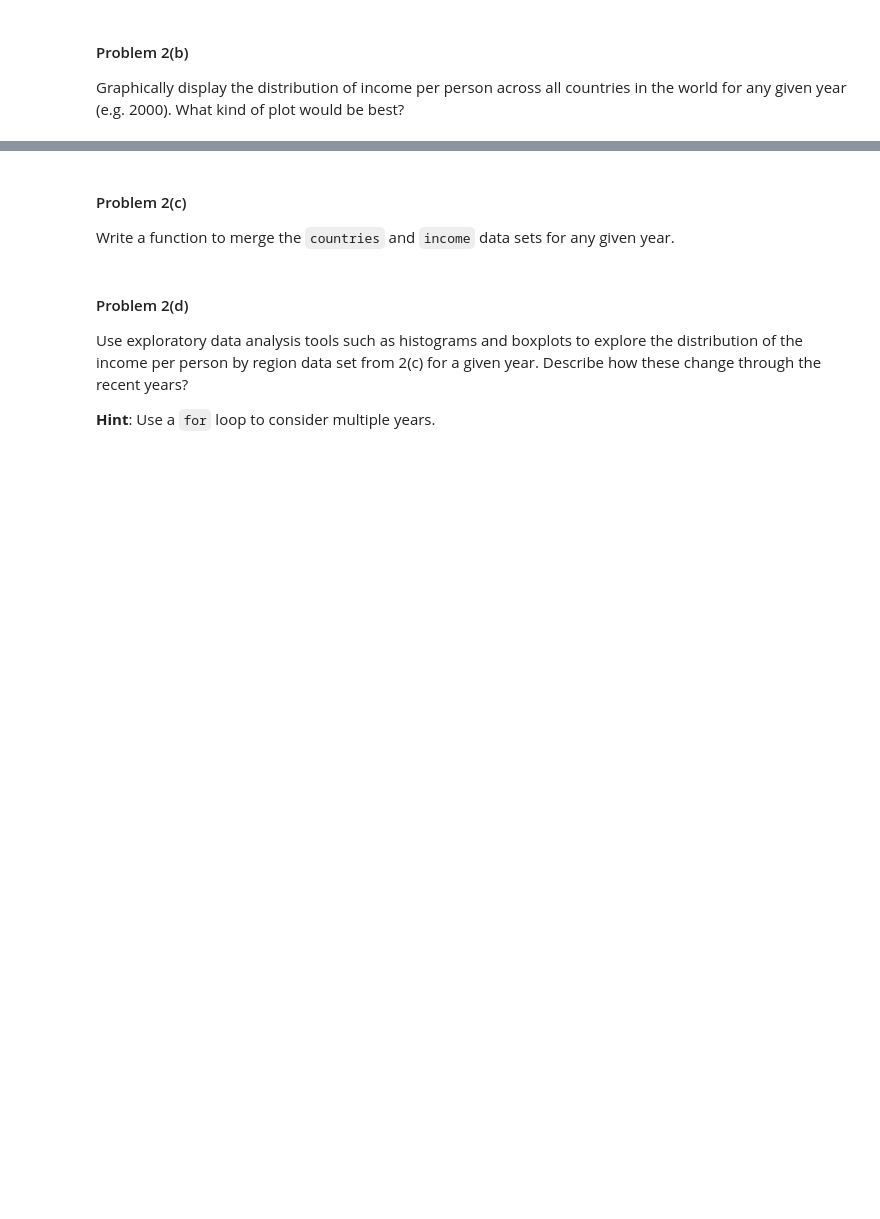
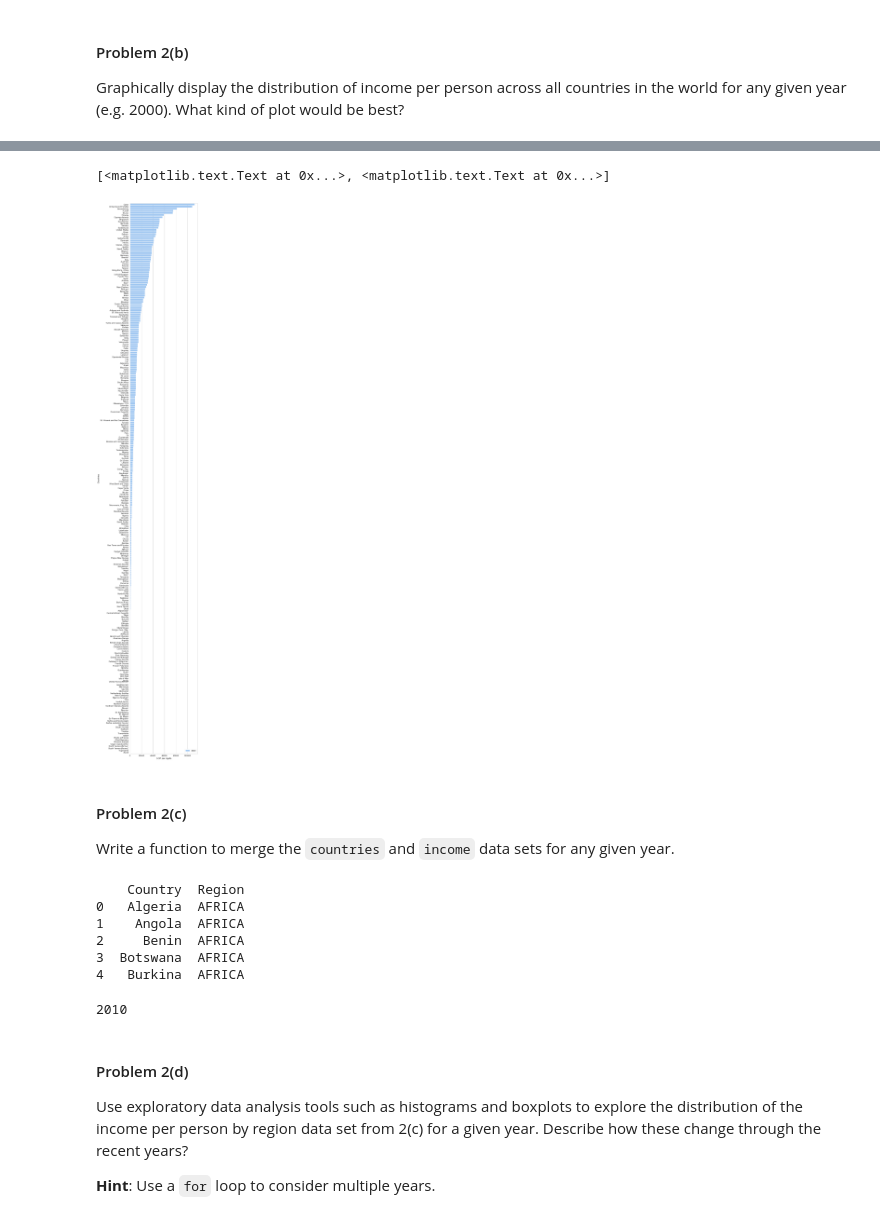
Before and after one commit to achanblard/cs109-hw, a Jupyter notebook: HW1.ipynb, the cells around one changed output, grey strips where cells are left out. Drawn from its saved outputs; the diff is of its cells as text; code cells hidden in the pictures; blank space fills up the shorter version.

```diff
--- a/HW1.ipynb
+++ b/HW1.ipynb
@@ -288,7 +375,38 @@ Graphically display the distribution of income per person across all countries i
+# %%
+import seaborn as sns
+import matplotlib.pyplot as plt
+sns.set(style="whitegrid")
+
+#income.sort_values(2000, ascending=False)
+f, ax = plt.subplots(figsize=(6, 50))
+sns.set_color_codes("pastel")
+sns.barplot(x=2000, y='GDP per capita',data=income.sort_values(2000, ascending=False),
+            label=2000, color="b")
+
+ax.legend(ncol=2, loc="lower right", frameon=True,)
+ax.set(ylabel="Countries",
+       xlabel="GDP per capita")
+# %% [output]
+[<matplotlib.text.Text at 0x...>, <matplotlib.text.Text at 0x...>]
+[figure, added]
 # %% [markdown]
 #### Problem 2(c)
 
 Write a function to merge the `countries` and `income` data sets for any given year.
+# %%
+print countries.head()
+income_year = income[['GDP per capita', 2000]]
+
+
+#new_df = pd.merge(countries, summarized_salaries_df,how='left',left_on=['teamID','yearID'],right_index=True)
+#print new_df.columns
+# %% [output]
+    Country  Region
+0   Algeria  AFRICA
+1    Angola  AFRICA
+2     Benin  AFRICA
+3  Botswana  AFRICA
+4   Burkina  AFRICA
 # %%
 """
 Function
@@ -313,7 +431,13 @@ Example
 -------
 >>> mergeByYear(2010)
 """
-#your code here
+def mergeByYear(year):
+    income_year = income[['GDP per capita', year]]
+    return year
+
+mergeByYear(2010)
+# %% [output]
+2010
 # %% [markdown]
 #### Problem 2(d)
 
```
Also changed, not shown: parts of 9 cells of this notebook.
